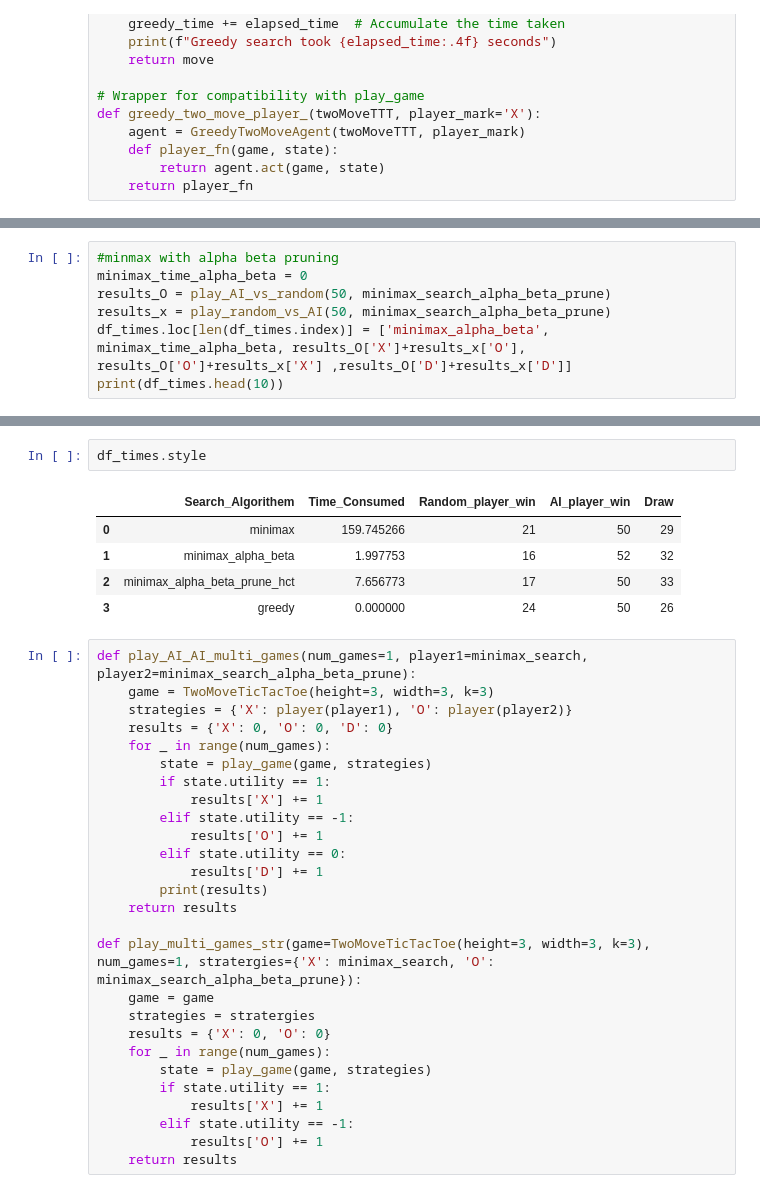
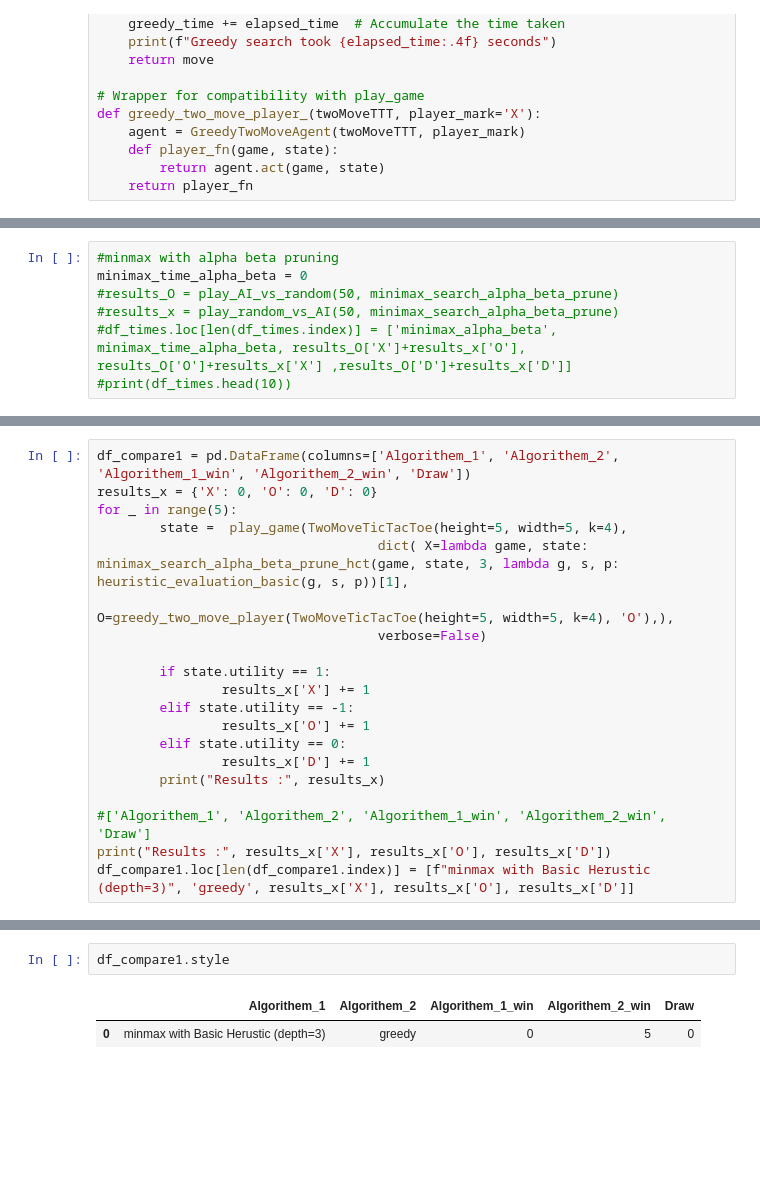
Before and after one commit to jayalalj/AI-801-tic-tac-toe, a Jupyter notebook: two_moves_tic_tac_toe.ipynb, the cells around one changed output, grey strips where cells are left out. Drawn from its saved outputs; the diff is of its cells as text; blank space fills up the shorter version.

```diff
--- a/two_moves_tic_tac_toe.ipynb
+++ b/two_moves_tic_tac_toe.ipynb
@@ -434,7 +431,7 @@ Results after 10 games: {'X': 50, 'O': 0, 'D': 0}
 # %%
 #minmax with alpha beta pruning
 minimax_time_alpha_beta = 0
-results_O = play_AI_vs_random(50, minimax_search_alpha_beta_prune)
-results_x = play_random_vs_AI(50, minimax_search_alpha_beta_prune)
-df_times.loc[len(df_times.index)] = ['minimax_alpha_beta', minimax_time_alpha_beta, results_O['X']+results_x['O'], results_O['O']+results_x['X'] ,results_O['D']+results_x['D']]
-print(df_times.head(10))
+#results_O = play_AI_vs_random(50, minimax_search_alpha_beta_prune)
+#results_x = play_random_vs_AI(50, minimax_search_alpha_beta_prune)
+#df_times.loc[len(df_times.index)] = ['minimax_alpha_beta', minimax_time_alpha_beta, results_O['X']+results_x['O'], results_O['O']+results_x['X'] ,results_O['D']+results_x['D']]
+#print(df_times.head(10))
@@ -547,0 +804,20 @@ Best move: ((2, 1), (1, 1)) with score: 1
+# %%
+df_compare1 = pd.DataFrame(columns=['Algorithem_1', 'Algorithem_2', 'Algorithem_1_win', 'Algorithem_2_win', 'Draw'])
+results_x = {'X': 0, 'O': 0, 'D': 0}
+for _ in range(5):
+        state =  play_game(TwoMoveTicTacToe(height=5, width=5, k=4),
+                                    dict( X=lambda game, state: minimax_search_alpha_beta_prune_hct(game, state, 3, lambda g, s, p: heuristic_evaluation_basic(g, s, p))[1],
+                                    O=greedy_two_move_player(TwoMoveTicTacToe(height=5, width=5, k=4), 'O'),),
+                                    verbose=False)
+
+        if state.utility == 1:
+                results_x['X'] += 1
+        elif state.utility == -1:
+                results_x['O'] += 1
+        elif state.utility == 0:
+                results_x['D'] += 1
+        print("Results :", results_x)
+
+#['Algorithem_1', 'Algorithem_2', 'Algorithem_1_win', 'Algorithem_2_win', 'Draw']
+print("Results :", results_x['X'], results_x['O'], results_x['D'])
+df_compare1.loc[len(df_compare1.index)] = [f"minmax with Basic Herustic (depth=3)", 'greedy', results_x['X'], results_x['O'], results_x['D']]
@@ -548,35 +842,5 @@ Best move: ((2, 1), (1, 1)) with score: 1
 # %%
-df_times.style
+df_compare1.style
 # %% [output]
-|  | Search_Algorithem | Time_Consumed | Random_player_win | AI_player_win | Draw |
-| 0 | minimax | 159.745266 | 21 | 50 | 29 |
-| 1 | minimax_alpha_beta | 1.997753 | 16 | 52 | 32 |
-| 2 | minimax_alpha_beta_prune_hct | 7.656773 | 17 | 50 | 33 |
-| 3 | greedy | 0.000000 | 24 | 50 | 26 |
+|  | Algorithem_1 | Algorithem_2 | Algorithem_1_win | Algorithem_2_win | Draw |
+| 0 | minmax with Basic Herustic (depth=3) | greedy | 0 | 5 | 0 |
-# %%
-def play_AI_AI_multi_games(num_games=1, player1=minimax_search, player2=minimax_search_alpha_beta_prune):
-    game = TwoMoveTicTacToe(height=3, width=3, k=3)
-    strategies = {'X': player(player1), 'O': player(player2)}
-    results = {'X': 0, 'O': 0, 'D': 0}
-    for _ in range(num_games):
-        state = play_game(game, strategies)
-        if state.utility == 1:
-            results['X'] += 1
-        elif state.utility == -1:
-            results['O'] += 1
-        elif state.utility == 0:
-            results['D'] += 1
-        print(results)
-    return results
-
-def play_multi_games_str(game=TwoMoveTicTacToe(height=3, width=3, k=3), num_games=1, stratergies={'X': minimax_search, 'O': minimax_search_alpha_beta_prune}):
-    game = game
-    strategies = stratergies
-    results = {'X': 0, 'O': 0}
-    for _ in range(num_games):
-        state = play_game(game, strategies)
-        if state.utility == 1:
-            results['X'] += 1
-        elif state.utility == -1:
-            results['O'] += 1
-    return results
```
Also changed, not shown: parts of 17 cells of this notebook, 4 other files.
